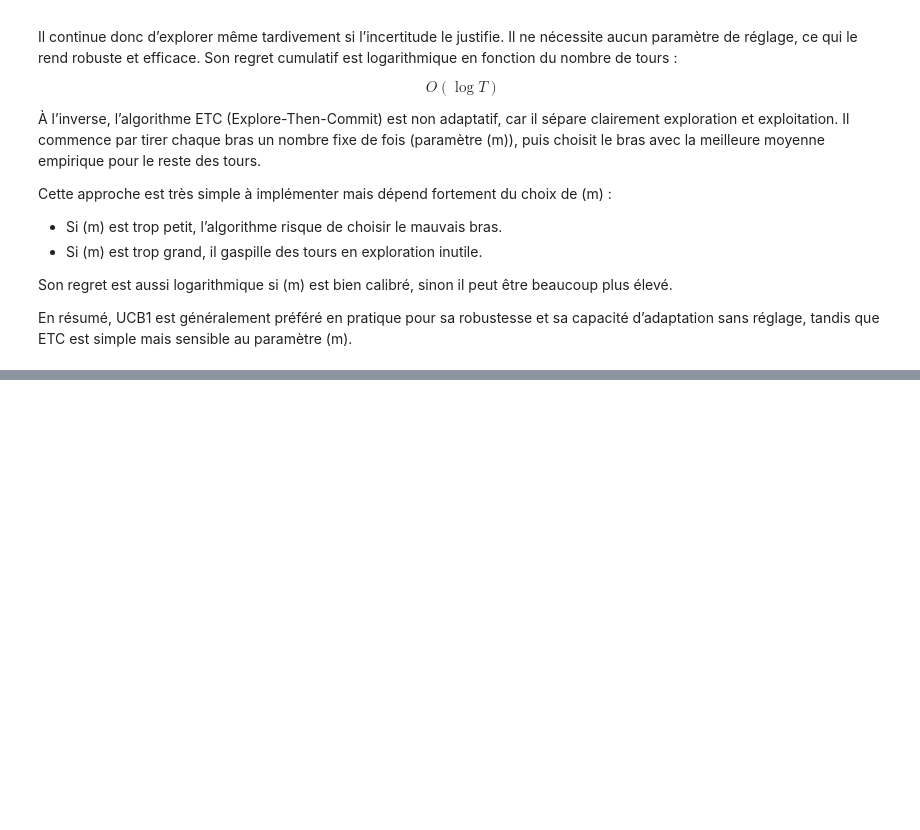
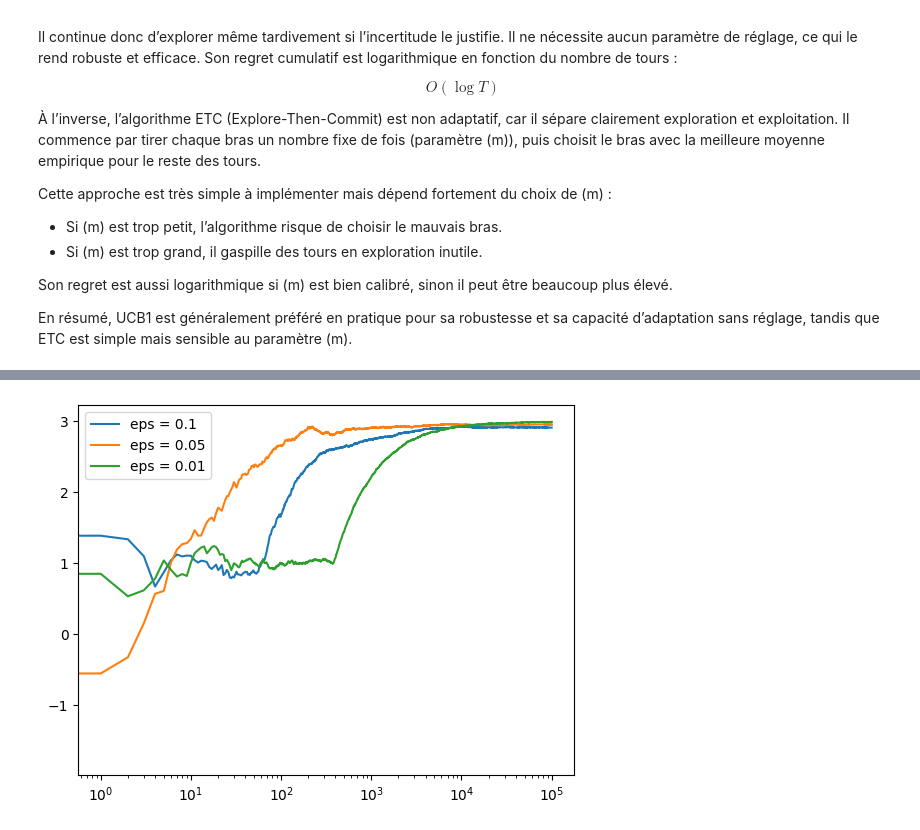
Before and after one commit to Dkdunand/Reinforcement-learning-Multi-armed-Bandits, a Jupyter notebook: Impletations.ipynb, the cells around one changed output, grey strips where cells are left out. Cells and saved outputs as stored; diff of their text form; code cells hidden in the pictures; blank space fills up the shorter version.

```diff
--- a/Impletations.ipynb
+++ b/Impletations.ipynb
@@ -423,0 +499,10 @@ En résumé, UCB1 est généralement préféré en pratique pour sa robustesse e
+# %%
+# log scale plot
+plt.plot(c_1, label ='eps = 0.1')
+plt.plot(c_05, label ='eps = 0.05')
+plt.plot(c_01, label ='eps = 0.01')
+plt.legend()
+plt.xscale('log')
+plt.show()
+# %% [output]
+[figure, added]
```
Also changed, not shown: parts of 11 cells of this notebook.
